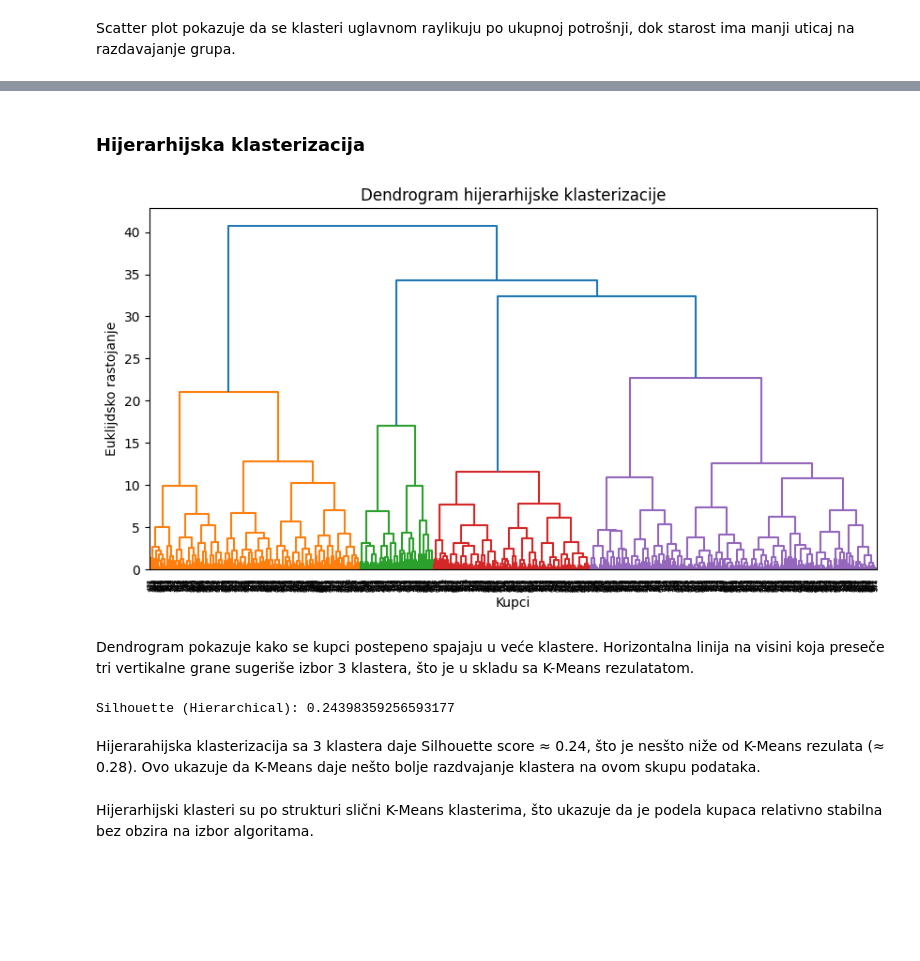
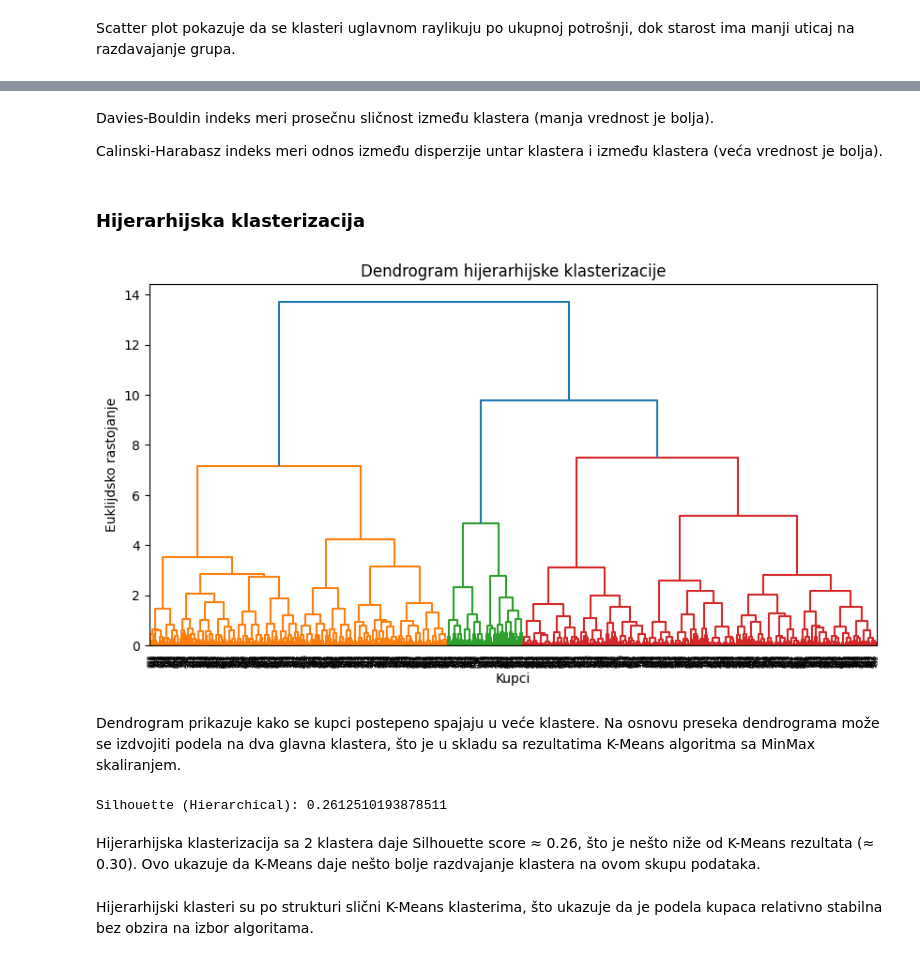
Before and after one commit to MarijaVidovic/MasinkoUcenjeDrugiProjekt, a Jupyter notebook: Online Retail & E-Commerce Dataset.ipynb, the cells around one changed output, grey strips where cells are left out. Cells and saved outputs as stored; diff of their text form; code cells hidden in the pictures; blank space fills up the shorter version.

```diff
--- a/Online Retail & E-Commerce Dataset.ipynb
+++ b/Online Retail & E-Commerce Dataset.ipynb
@@ -417,3 +599,14 @@ Silhouette score ima vrednosti od -1 do 1:
 - negativne vrednosti -> loša klasterizacija
 
 Dobijena vrednost (~0.28) ukazuje na umereno dobro razdvajanje klastera, što je očekivano za e-commerce podatke.
+# %%
+# K-Means sa MinMax skaliranim podacima
+sil_scores_minmax = {}
+
+for k in range(2,8):
+    kmeans = KMeans(n_clusters=k, random_state=42, n_init=10)
+    labels = kmeans.fit_predict(X_minmax)
+    score = silhouette_score(X_minmax, labels)
+    sil_scores_minmax[k] = score
+
+sil_scores_minmax
@@ -419,0 +628,4 @@ Dobijena vrednost (~0.28) ukazuje na umereno dobro razdvajanje klastera, što je
+# %%
+best_k_minmax = max(sil_scores_minmax, key = sil_scores_minmax.get)
+print("Najbolji k (MinMax):", best_k_minmax)
+print("Silhouette score (MinMax):", sil_scores_minmax[best_k_minmax])
@@ -419,0 +652,3 @@ Dobijena vrednost (~0.28) ukazuje na umereno dobro razdvajanje klastera, što je
+# %%
+kmeans = KMeans(n_clusters=best_k_minmax, random_state=42, n_init=10)
+customer_data["KMeans_Cluster"] = kmeans.fit_predict(X_minmax)
@@ -421,11 +665,11 @@ Dobijena vrednost (~0.28) ukazuje na umereno dobro razdvajanje klastera, što je
 inertia = []
 for k in range(2, 8):
     kmeans = KMeans(n_clusters=k, random_state=42, n_init=10)
-    kmeans.fit(X_scaled)
+    kmeans.fit(X_minmax)
     inertia.append(kmeans.inertia_)
 
 plt.plot(range(2, 8), inertia, marker = 'o')
-plt.title("Elbow metoda ya iybor optimalnog k")
+plt.title("Elbow metoda za izbor optimalnog k")
 plt.xlabel("Broj klastera")
 plt.ylabel("WCSS (Inertia)")
 plt.show()
@@ -465,31 +760,36 @@ Scatter plot pokazuje da se klasteri uglavnom raylikuju po ukupnoj potrošnji, d
+# %% [markdown]
+Davies-Bouldin indeks meri prosečnu sličnost između klastera (manja vrednost je bolja).
+
+Calinski-Harabasz indeks meri odnos između disperzije untar klastera i između klastera (veća vrednost je bolja).
 # %% [markdown]
 ### Hijerarhijska klasterizacija
 # %%
 from scipy.cluster.hierarchy import dendrogram, linkage
 
-Z = linkage(X_scaled, method = 'ward')
+Z = linkage(X_minmax, method = 'ward')
 plt.figure(figsize=(10, 5))
 dendrogram(Z)
 plt.title("Dendrogram hijerarhijske klasterizacije")
 plt.xlabel("Kupci")
 plt.ylabel("Euklijdsko rastojanje")
 plt.show()
 # %% [output]
-[figure, old version]
+[figure, new version]
 # %% [markdown]
-Dendrogram pokazuje kako se kupci postepeno spajaju u veće klastere. Horizontalna linija na visini koja preseče tri vertikalne grane sugeriše izbor 3 klastera, što je u skladu sa K-Means rezulatatom.
+Dendrogram prikazuje kako se kupci postepeno spajaju u veće klastere. Na osnovu preseka dendrograma može se izdvojiti podela na dva glavna
+klastera, što je u skladu sa rezultatima K-Means algoritma sa MinMax skaliranjem.
 # %%
 from sklearn.cluster import AgglomerativeClustering
 
-agg = AgglomerativeClustering(n_clusters = best_k)
-customer_data["Hier_Cluster"] = agg.fit_predict(X_scaled)
+agg = AgglomerativeClustering(n_clusters = best_k_minmax)
+customer_data["Hier_Cluster"] = agg.fit_predict(X_minmax)
 
-sil_hier = silhouette_score(X_scaled, customer_data["Hier_Cluster"])
+sil_hier = silhouette_score(X_minmax, customer_data["Hier_Cluster"])
 print("Silhouette (Hierarchical):", sil_hier)
 # %% [output]
-Silhouette (Hierarchical): 0.24398359256593177
+Silhouette (Hierarchical): 0.2612510193878511
 # %% [markdown]
-Hijerarahijska klasterizacija sa 3 klastera daje Silhouette score ≈ 0.24, što je nesšto niže od K-Means rezulata (≈ 0.28). Ovo ukazuje da K-Means daje nešto bolje razdvajanje klastera na ovom skupu podataka.
+Hijerarhijska klasterizacija sa 2 klastera daje Silhouette score ≈ 0.26, što je nešto niže od K-Means rezultata (≈ 0.30). Ovo ukazuje da K-Means daje nešto bolje razdvajanje klastera na ovom skupu podataka.
 # %% [markdown]
 Hijerarhijski klasteri su po strukturi slični K-Means klasterima, što ukazuje da je podela kupaca relativno stabilna bez obzira na izbor algoritama.
 # %% [markdown]
```
Also changed, not shown: parts of 98 cells of this notebook.
